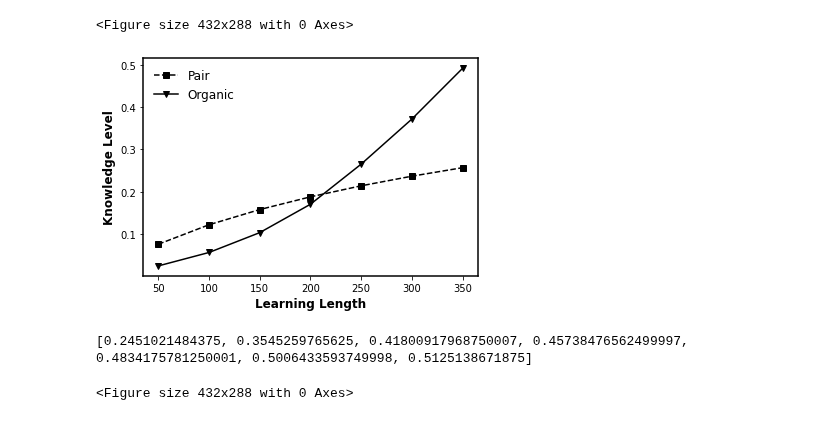
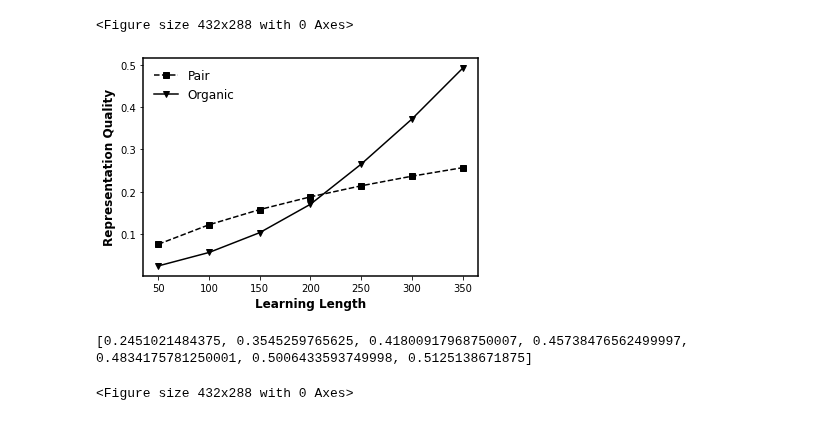
Before and after one commit to GrandJune/HAI, a Jupyter notebook: Parrots/Results.ipynb, the cells around one changed output. Drawn from its saved outputs; the diff is of its cells as text; code cells hidden in the pictures.

```diff
--- a/Parrots/Results.ipynb
+++ b/Parrots/Results.ipynb
@@ -178,24 +150,24 @@ print(pair_knowledge_across_episodes)
 # %%
 # Knowledge
 x = [50, 100, 150, 200, 250, 300, 350]
 # x = [50, 100, 150]
 fig, ax = plt.subplots()
 ax.spines["left"].set_linewidth(1.5)
 ax.spines["right"].set_linewidth(1.5)
 ax.spines["top"].set_linewidth(1.5)
 ax.spines["bottom"].set_linewidth(1.5)
 plt.plot(x, pair_knowledge_quality_across_episodes, "k--s", label="Pair")
 plt.plot(x, organic_knowledge_quality_across_episodes, "k-v", label="Organic")
 plt.xlabel('Learning Length', fontweight='bold', fontsize=12)
-plt.ylabel('Knowledge Level', fontweight='bold', fontsize=12)
+plt.ylabel('Representation Quality', fontweight='bold', fontsize=12)
 # plt.xticks(x)
 # ax.set_ylim(0.50, 0.95)
 plt.legend(frameon=False, ncol=1, fontsize=12)
 plt.savefig(data_folder + r"\Knowledge_quality_across_episodes.png", transparent=True, dpi=300)
 plt.show()
 plt.clf()
 print(pair_knowledge_across_episodes)
 # %% [output]
-[figure, old version]
+[figure, new version]
 [0.2451021484375, 0.3545259765625, 0.41800917968750007, 0.45738476562499997, 0.4834175781250001, 0.5006433593749998, 0.5125138671875]
 <Figure size 432x288 with 0 Axes>
```
Also changed, not shown: parts of 2 cells of this notebook, 6 other files.
